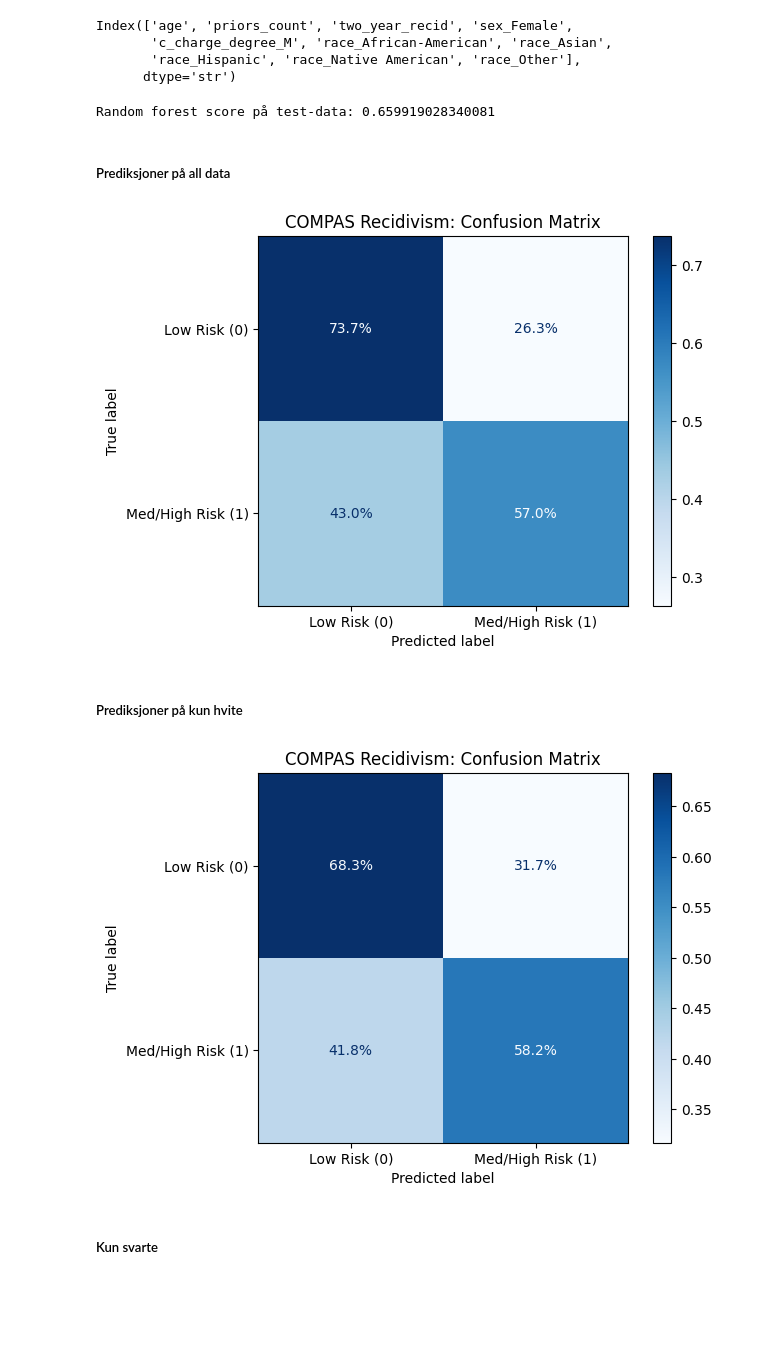
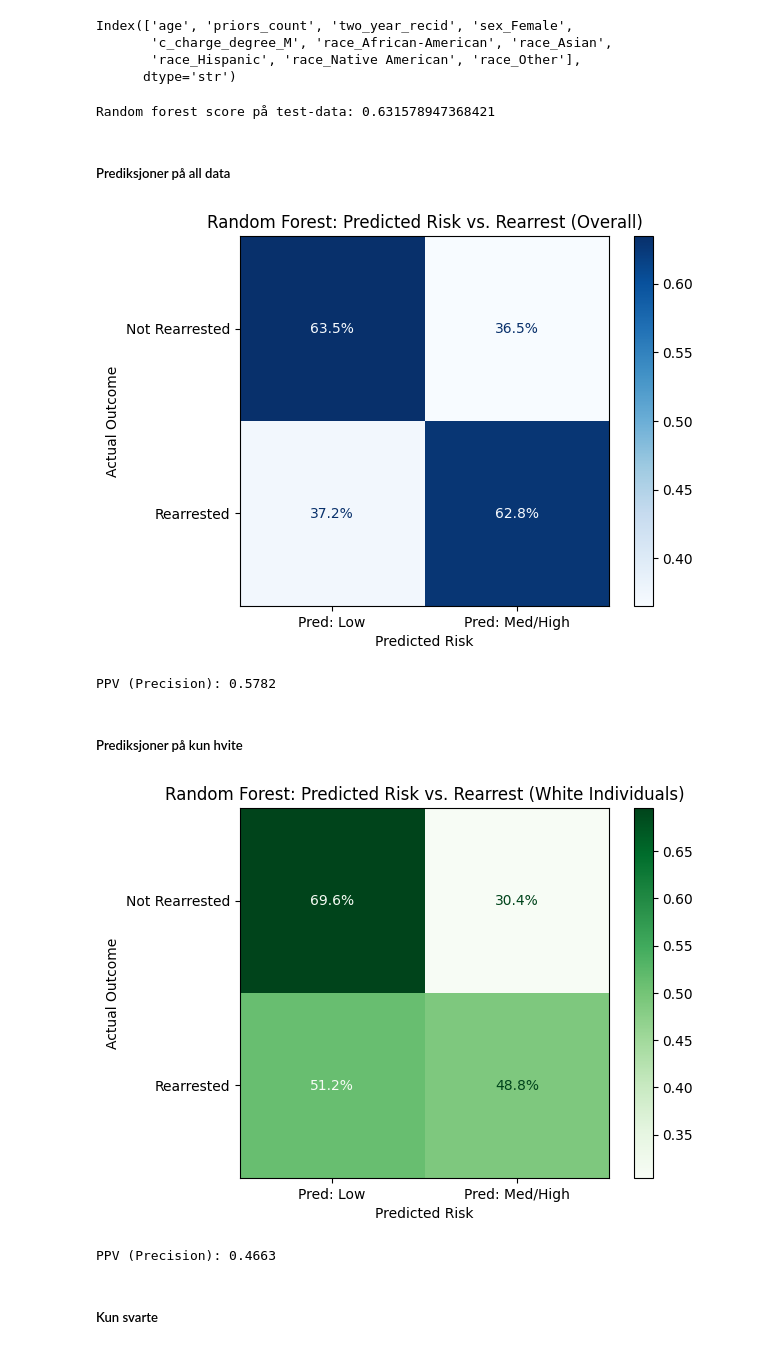
Before and after one commit to hhareide/HON2200_Prosjekt1_COMPAS, a Jupyter notebook: compasanalyse.ipynb, the cells around one changed output. Drawn from its saved outputs; the diff is of its cells as text; code cells hidden in the pictures; blank space fills up the shorter version.

```diff
--- a/compasanalyse.ipynb
+++ b/compasanalyse.ipynb
@@ -49,3 +49,11 @@ Data columns (total 53 columns):
  52  two_year_recid           6172 non-null   int64
 dtypes: float64(4), int64(16), str(33)
 memory usage: 2.5 MB
+# %%
+df_full['compas_screening_date'] = pd.to_datetime(df_full['compas_screening_date'])
+
+earliest_date = df_full['compas_screening_date'].min()
+latest_date = df_full['compas_screening_date'].max()
+
+print("Earliest date:", earliest_date)
+print("Latest date:", latest_date)
@@ -398,7 +481,7 @@ Y_pred = skog.predict(X_test)
 score = accuracy_score(Y_test, Y_pred)
 print(f'Random forest score på test-data: {score}')
 # %% [output]
-Random forest score på test-data: 0.659919028340081
+Random forest score på test-data: 0.631578947368421
 # %% [markdown]
 ##### Prediksjoner på all data
 # %%
@@ -410,38 +493,82 @@ disp = ConfusionMatrixDisplay(confusion_matrix=cm_rates,
 
 disp.plot(cmap='Blues', values_format='.1%')
 
-plt.title('COMPAS Recidivism: Confusion Matrix')
+
+# Customize axis labels
+disp.ax_.set_xlabel("Predicted Risk")
+disp.ax_.set_ylabel("Actual Outcome")
+
+# Customize tick labels separately
+disp.ax_.set_xticklabels(['Pred: Low', 'Pred: Med/High'])
+disp.ax_.set_yticklabels(['Not Rearrested', 'Rearrested'])
+
+plt.title('Random Forest: Predicted Risk vs. Rearrest (Overall)')
 plt.show()
+
+y_true = np.array(Y_test)
+y_pred = np.array(Y_pred)
+
+y_true_pos = (y_true == 1)
+y_pred_pos = (y_pred == 1)
+
+TP = np.sum(y_pred_pos & y_true_pos)
+FP = np.sum(y_pred_pos & ~y_true_pos)
+ppv = TP / (TP + FP) if (TP + FP) > 0 else 0.0
+
+print(f"PPV (Precision): {ppv:.4f}")
 # %% [output]
-[figure, old version]
+[figure, new version]
+PPV (Precision): 0.5782
 # %% [markdown]
 ##### Prediksjoner på kun hvite
 # %%
 #Kun hvite
 
 X_test_white_with_illegal = X_test_all[
     (X_test_all['race_African-American'] == 0) &
     (X_test_all['race_Asian'] == 0) &
     (X_test_all['race_Hispanic'] == 0) &
     (X_test_all['race_Native American'] == 0)
 ]
 
 X_test_white = X_test_white_with_illegal[allowed_columns]
 Y_pred_white = skog.predict(X_test_white)
 
 Y_test_white = X_test_white_with_illegal["two_year_recid"]
 
-cm_rates = confusion_matrix(Y_pred_white, Y_test_white, normalize='true')
+cm_rates = confusion_matrix(Y_test_white, Y_pred_white, normalize='true')
 
 disp = ConfusionMatrixDisplay(confusion_matrix=cm_rates,
                               display_labels=['Low Risk (0)', 'Med/High Risk (1)'])
 
-disp.plot(cmap='Blues', values_format='.1%')
+disp.plot(cmap='Greens', values_format='.1%')
 
-plt.title('COMPAS Recidivism: Confusion Matrix')
+
+# Customize axis labels
+disp.ax_.set_xlabel("Predicted Risk")
+disp.ax_.set_ylabel("Actual Outcome")
+
+# Customize tick labels separately
+disp.ax_.set_xticklabels(['Pred: Low', 'Pred: Med/High'])
+disp.ax_.set_yticklabels(['Not Rearrested', 'Rearrested'])
+
+plt.title('Random Forest: Predicted Risk vs. Rearrest (White Individuals)')
 plt.show()
+
+y_true = np.array(Y_test_white)
+y_pred = np.array(Y_pred_white)
+
+y_true_pos = (y_true == 1)
+y_pred_pos = (y_pred == 1)
+
+TP = np.sum(y_pred_pos & y_true_pos)
+FP = np.sum(y_pred_pos & ~y_true_pos)
+ppv = TP / (TP + FP) if (TP + FP) > 0 else 0.0
+
+print(f"PPV (Precision): {ppv:.4f}")
 # %% [output]
-[figure, old version]
+[figure, new version]
+PPV (Precision): 0.4663
 # %% [markdown]
 ##### Kun svarte
 # %%
```
Also changed, not shown: parts of 9 cells of this notebook.
